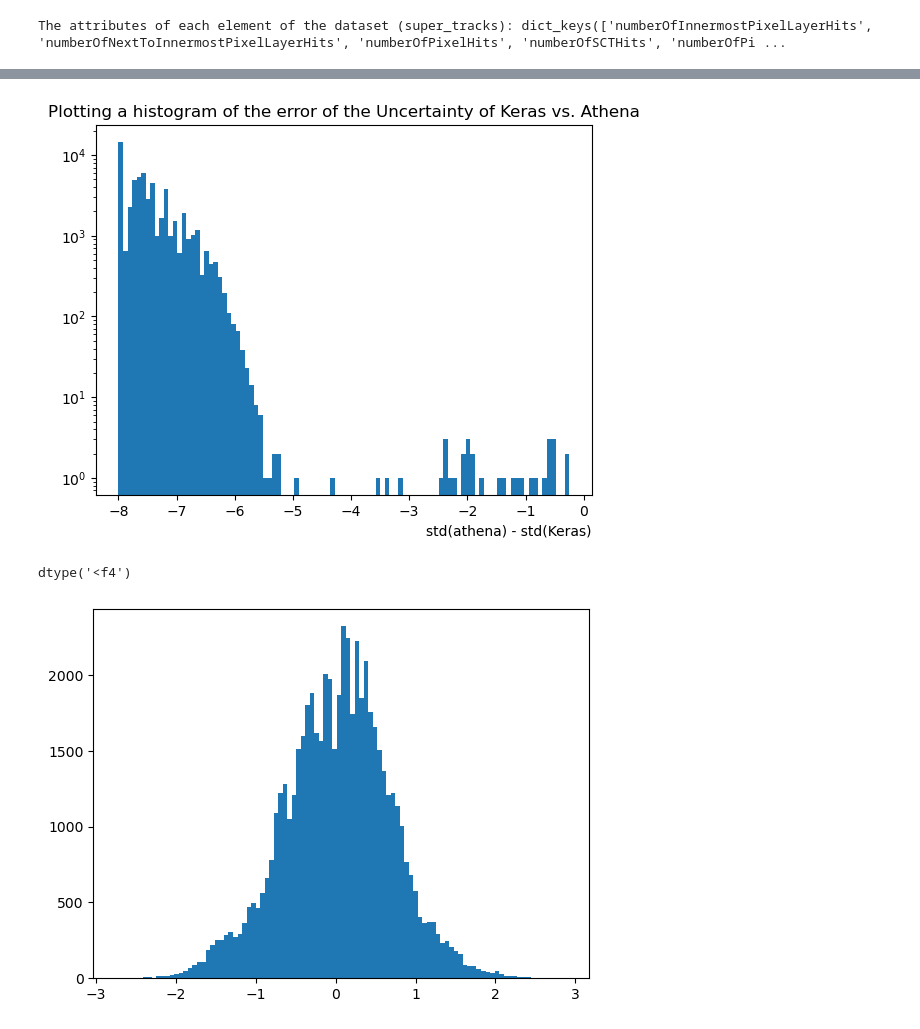
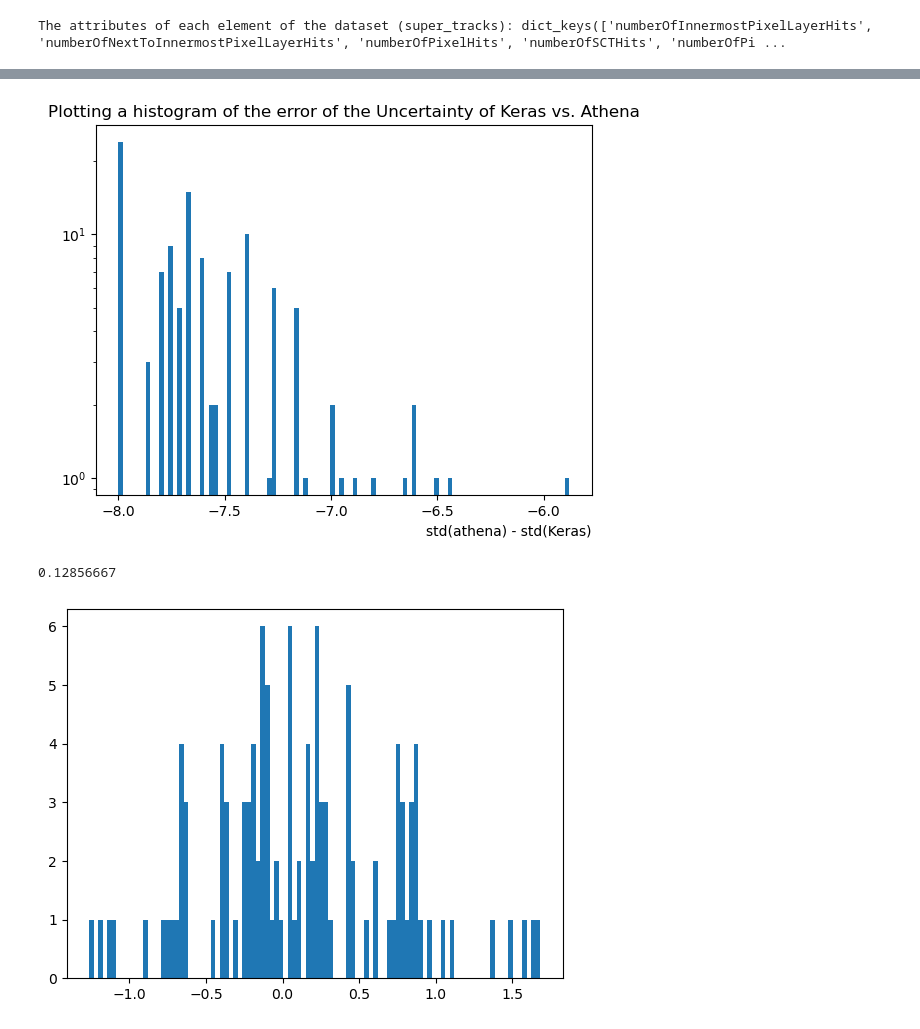
Before and after one commit to abdelllrazekkk/DIPZ_Workflow, a Jupyter notebook: Using_DIPZ.ipynb, the cells around one changed output, grey strips where cells are left out. Drawn from its saved outputs; the diff is of its cells as text; code cells hidden in the pictures.

Commit message:
Checkpoint after merging DIPZ

```diff
--- a/Using_DIPZ.ipynb
+++ b/Using_DIPZ.ipynb
@@ -305,7 +297,7 @@ import numpy as np
 import math
 # %%
 #Opening the HDF5 File
-input_file = "../output_latest_with_counter.h5"
+input_file = "../TDD/run/output.h5"
 data = File(input_file, 'r')
 # %%
 #Accessing the 'Jets' Dataset
@@ -392,22 +408,22 @@ plt.show()
 # %%
-c = np.sqrt(np.exp(-jets['dipz_negLogSigma2']))-widths
+c = np.sqrt(np.exp(-jets['dipz20230223_negLogSigma2']))-widths
 plt.hist(np.log10(np.abs(c) + 10**-8), bins=100)
 plt.yscale('log')
 plt.title('Plotting a histogram of the error of the Uncertainty of Keras vs. Athena')
 plt.xlabel("std(athena) - std(Keras)", loc='right')
 plt.show()
 # %% [output]
-[figure, old version]
+[figure, new version]
 # %%
-jets['dipz_z'].dtype
+jets['dipz20230223_z'].mean()
 # %% [output]
-dtype('<f4')
+0.12856667
 # %%
-plt.hist(jets['dipz_z'], bins=100)
+plt.hist(jets['dipz20230223_z'], bins=100)
 #plt.yscale('log')
 plt.show()
 # %% [output]
-[figure, old version]
+[figure, new version]
 # %%
 plt.hist(zhat, bins=100)
 #plt.yscale('log')
```
Also changed, not shown: parts of 37 cells of this notebook, 3 other files.
